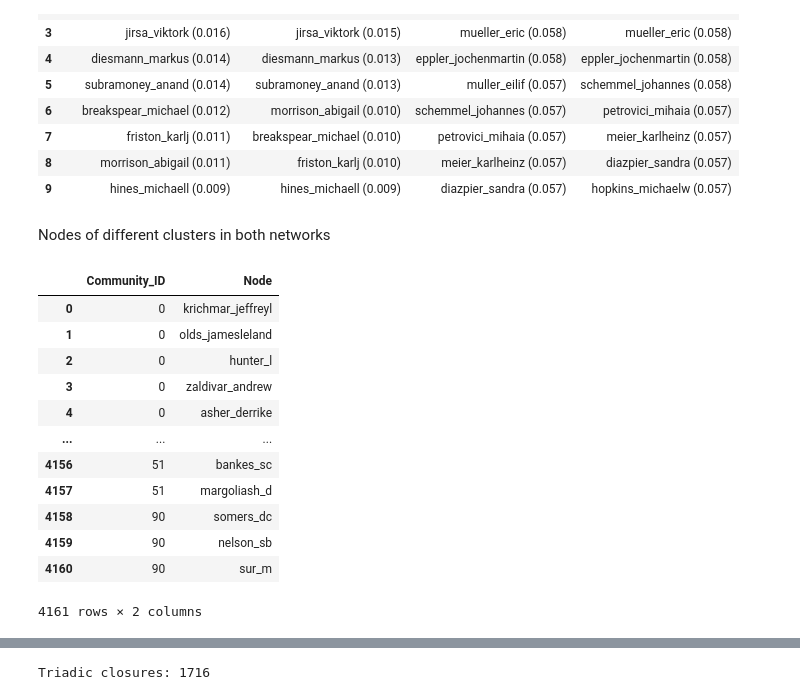
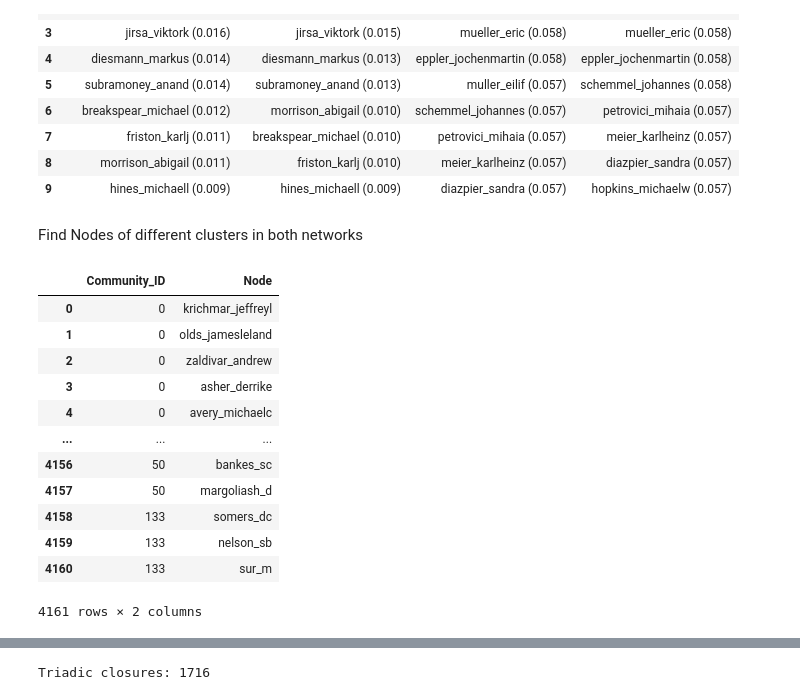
Before and after one commit to vivkow/MA_Neuro, a Jupyter notebook: cn_author_collab_net.ipynb, the cells around one changed output, grey strips where cells are left out. Drawn from its saved outputs; the diff is of its cells as text; code cells hidden in the pictures.

```diff
--- a/cn_author_collab_net.ipynb
+++ b/cn_author_collab_net.ipynb
@@ -212 +381,6 @@ for seed, communities in zip(seeds, all_communities): # zip() function creates a
+# %%
+for seed, communities in zip(seeds, all_communities): # zip() function creates an iterator that will merge elements from two or more data sources into one
+    print("Seed:", seed)
+    for idx, community in enumerate(communities.communities):
+        print("Community", idx+1, "Size:", len(community))
 # %% [markdown]
@@ -325,71 +488,55 @@ df_top_10_centralities
 | 8 | morrison_abigail (0.011) | friston_karlj (0.010) | meier_karlheinz (0.057) | diazpier_sandra (0.057) |
 | 9 | hines_michaell (0.009) | hines_michaell (0.009) | diazpier_sandra (0.057) | hopkins_michaelw (0.057) |
 # %% [markdown]
-Nodes of different clusters in both networks
+Find Nodes of different clusters in both networks
 # %%
-
-partition_original = community_louvain.best_partition(G_Collabnet)
-
-partition_young = community_louvain.best_partition(G_Collabnet_young)
-
 # Function to extract communities
 def extract_communities(partition):
-    """
-    Function ...
-
-    Parameters:
-
-    Returns:
-
-    """
     communities = {}
     for node, community_id in partition.items():
         if community_id not in communities:
             communities[community_id] = []
         communities[community_id].append(node)
     return communities
 
-# Extract communities for both graphs
-communities_original = extract_communities(partition_original)
-communities_young = extract_communities(partition_young)
-
-# to dataframe
+# communities to dataframe
 def communities_to_df(communities):
-    """
-    Function ...
-
-    Parameters:
-
-    Returns:
-
-    """
     data = []
     for community_id, nodes in communities.items():
         for node in nodes:
             data.append({'Community_ID': community_id, 'Node': node})
     return pd.DataFrame(data)
 
+# Get the partitions
+partition_original = community_louvain.best_partition(G_Collabnet)
+partition_young = community_louvain.best_partition(G_Collabnet_young)
+
+# Extract communities for both graphs
+communities_original = extract_communities(partition_original)
+communities_young = extract_communities(partition_young)
+
+# Alter them to Dataframes
 df_communities_original = communities_to_df(communities_original)
 df_communities_young = communities_to_df(communities_young)
 
 # Save to CSV
 df_communities_original.to_csv('communities_original.csv', index=False)
 df_communities_young.to_csv('communities_young.csv', index=False)
 
 df_communities_original
 # %% [output]
 |  | Community_ID | Node |
 | 0 | 0 | krichmar_jeffreyl |
 | 1 | 0 | olds_jamesleland |
-| 2 | 0 | hunter_l |
-| 3 | 0 | zaldivar_andrew |
-| 4 | 0 | asher_derrike |
+| 2 | 0 | zaldivar_andrew |
+| 3 | 0 | asher_derrike |
+| 4 | 0 | avery_michaelc |
 | ... | ... | ... |
-| 4156 | 51 | bankes_sc |
-| 4157 | 51 | margoliash_d |
-| 4158 | 90 | somers_dc |
-| 4159 | 90 | nelson_sb |
-| 4160 | 90 | sur_m |
+| 4156 | 50 | bankes_sc |
+| 4157 | 50 | margoliash_d |
+| 4158 | 133 | somers_dc |
+| 4159 | 133 | nelson_sb |
+| 4160 | 133 | sur_m |
 4161 rows × 2 columns
 # %%
 df_communities_young
```
Also changed, not shown: parts of 63 cells of this notebook, 1 other file.
